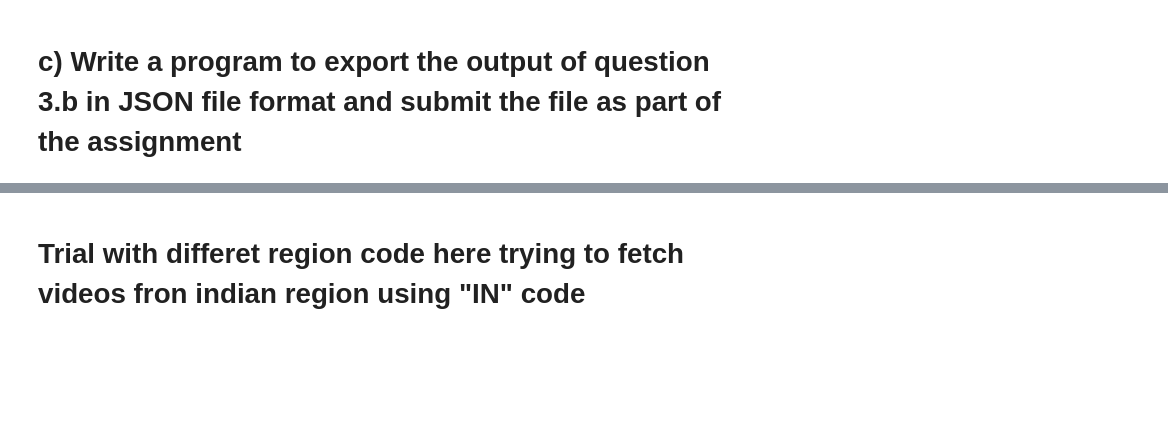
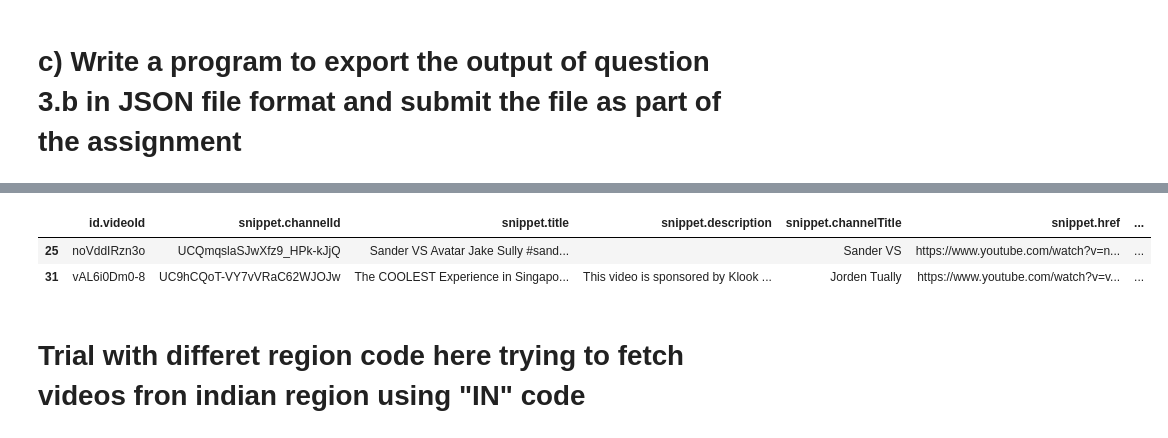
Before and after one commit to PrasanthGubbala/Colab, a Jupyter notebook: Untitled0.ipynb, the cells around one changed output, grey strips where cells are left out. Cells and saved outputs as stored; diff of their text form; code cells hidden in the pictures; blank space fills up the shorter version.

```diff
--- a/Untitled0.ipynb
+++ b/Untitled0.ipynb
@@ -501,0 +513,11 @@ with open(file_path, 'w') as json_file:
+# %%
+# Find the greatest common divisor (GCD) using Euclidean algorithm
+def gcd(a, b):
+    while b:
+        a, b = b, a % b
+    return a
+
+likes = 'statistics.likeCount'
+views = 'statistics.viewCount'
+# Calculate the GCD and create the ratio string
+top_10_videos['Ratio(likeCount:viewCount)'] = top_10_videos.apply(lambda row: f"{int(row[likes]) // gcd(int(row[likes]), int(row[views]))}:{int(row[views]) // gcd(int(row[likes]), int(row[views]))}", axis=1)
@@ -502,3 +530,9 @@ with open(file_path, 'w') as json_file:
+# %%
+top_10_videos.tail(2)
+# %% [output]
+|  | id.videoId | snippet.channelId | snippet.title | snippet.description | snippet.channelTitle | snippet.href | ... |
+| 25 | noVddIRzn3o | UCQmqslaSJwXfz9_HPk-kJjQ | Sander VS Avatar Jake Sully #sand... |  | Sander VS | https://www.youtube.com/watch?v=n... | ... |
+| 31 | vAL6i0Dm0-8 | UC9hCQoT-VY7vVRaC62WJOJw | The COOLEST Experience in Singapo... | This video is sponsored by Klook ... | Jorden Tually | https://www.youtube.com/watch?v=v... | ... |
 # %% [markdown]
 # Trial with differet region code here trying to fetch videos fron indian region using "IN" code
 # %%
```
Also changed, not shown: parts of 4 cells of this notebook.
